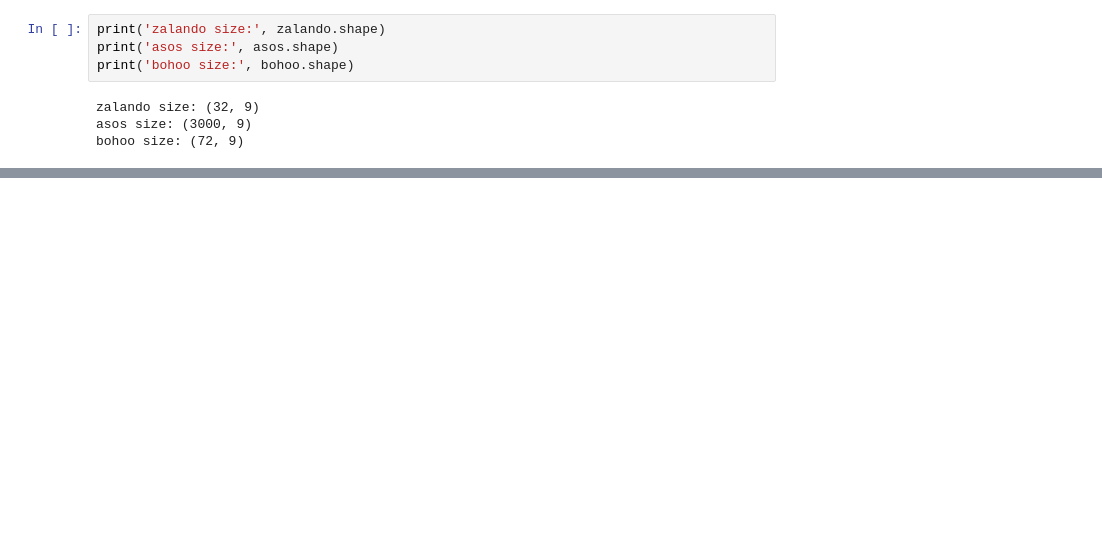
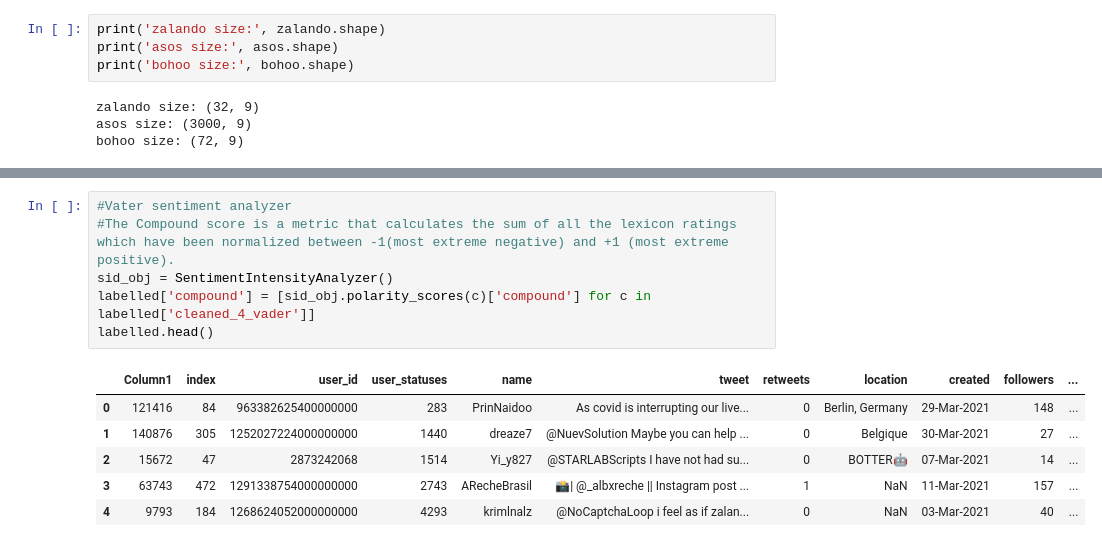
Before and after one commit to C-JoGit/Zalando_Analytics_HWR_BIPM, a Jupyter notebook: data_exploration.ipynb, the cells around one changed output, grey strips where cells are left out. Cells and saved outputs as stored; diff of their text form; blank space fills up the shorter version.

```diff
--- a/data_exploration.ipynb
+++ b/data_exploration.ipynb
@@ -83,0 +199,13 @@ bohoo.tweet[70]
+# %%
+#Vater sentiment analyzer
+#The Compound score is a metric that calculates the sum of all the lexicon ratings which have been normalized between -1(most extreme negative) and +1 (most extreme positive).
+sid_obj = SentimentIntensityAnalyzer()
+labelled['compound'] = [sid_obj.polarity_scores(c)['compound'] for c in labelled['cleaned_4_vader']]
+labelled.head()
+# %% [output]
+|  | Column1 | index | user_id | user_statuses | name | tweet | retweets | location | created | followers | ... |
+| 0 | 121416 | 84 | 963382625400000000 | 283 | PrinNaidoo | As covid is interrupting our live... | 0 | Berlin, Germany | 29-Mar-2021 | 148 | ... |
+| 1 | 140876 | 305 | 1252027224000000000 | 1440 | dreaze7 | @NuevSolution Maybe you can help ... | 0 | Belgique | 30-Mar-2021 | 27 | ... |
+| 2 | 15672 | 47 | 2873242068 | 1514 | Yi_y827 | @STARLABScripts I have not had su... | 0 | BOTTER🤖 | 07-Mar-2021 | 14 | ... |
+| 3 | 63743 | 472 | 1291338754000000000 | 2743 | ARecheBrasil | 📸| @_albxreche || Instagram post ... | 1 | NaN | 11-Mar-2021 | 157 | ... |
+| 4 | 9793 | 184 | 1268624052000000000 | 4293 | krimlnalz | @NoCaptchaLoop i feel as if zalan... | 0 | NaN | 03-Mar-2021 | 40 | ... |
```
Also changed, not shown: parts of 30 cells of this notebook, 1 other file.
